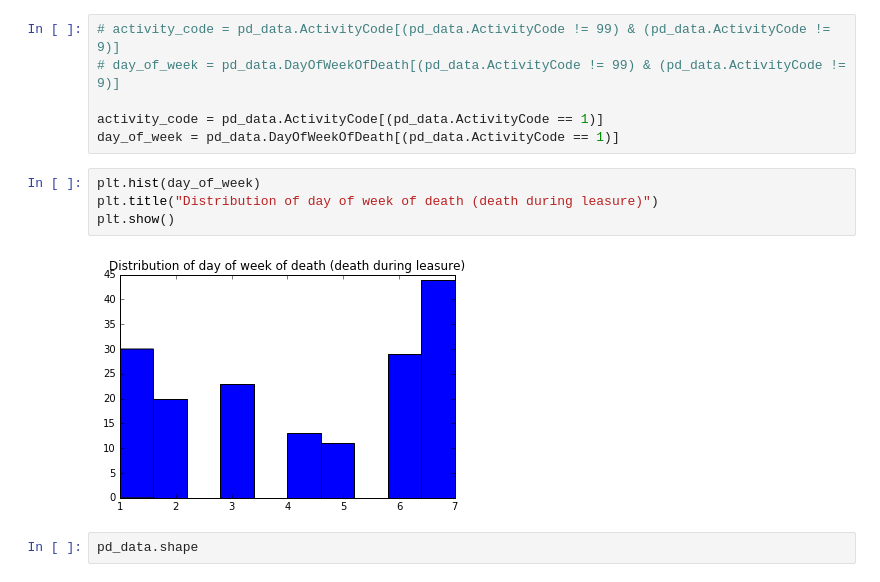
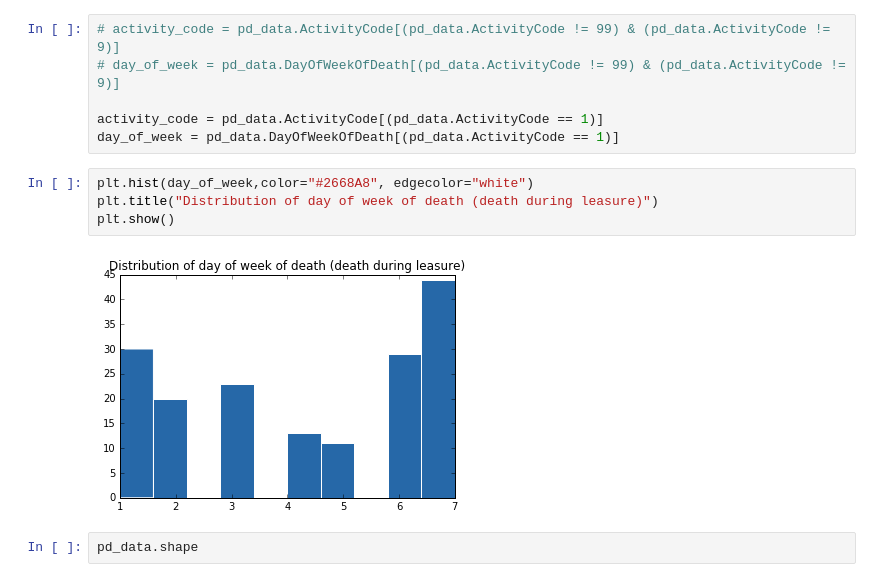
Before and after one commit to eugeniashurko/how-you-gonna-die, a Jupyter notebook: Data_preprocessing.ipynb, the cells around one changed output. Drawn from its saved outputs; the diff is of its cells as text.

```diff
--- a/Data_preprocessing.ipynb
+++ b/Data_preprocessing.ipynb
@@ -86,11 +86,11 @@ pd_data
 activity_code = pd_data.ActivityCode[(pd_data.ActivityCode == 1)]
 day_of_week = pd_data.DayOfWeekOfDeath[(pd_data.ActivityCode == 1)]
 # %%
-plt.hist(day_of_week)
+plt.hist(day_of_week,color="#2668A8", edgecolor="white")
 plt.title("Distribution of day of week of death (death during leasure)")
 plt.show()
 # %% [output]
-[figure, old version]
+[figure, new version]
 # %%
 pd_data.shape
 # %% [output]
```
Also changed, not shown: parts of 29 cells of this notebook, 13 other files.
